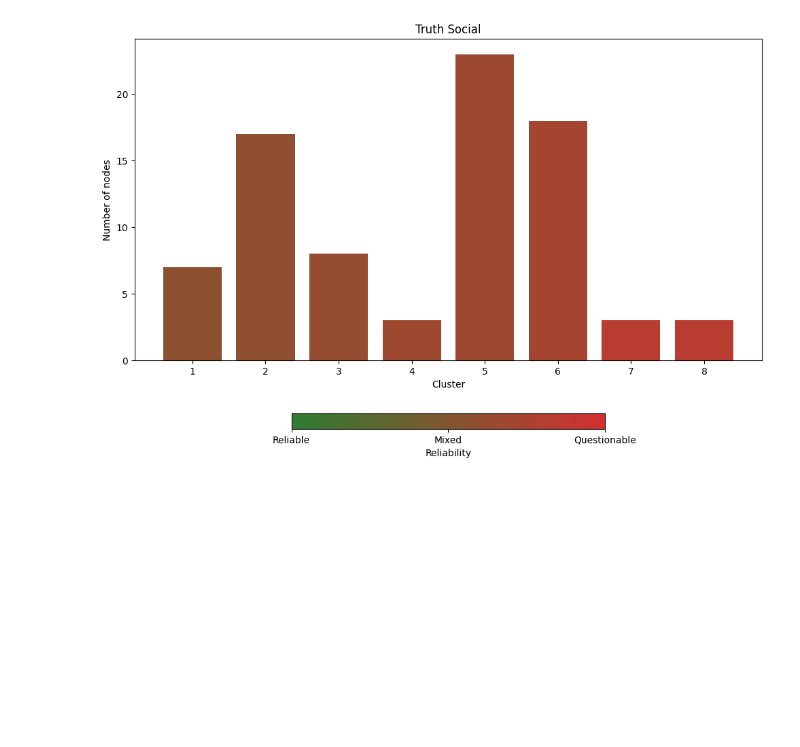
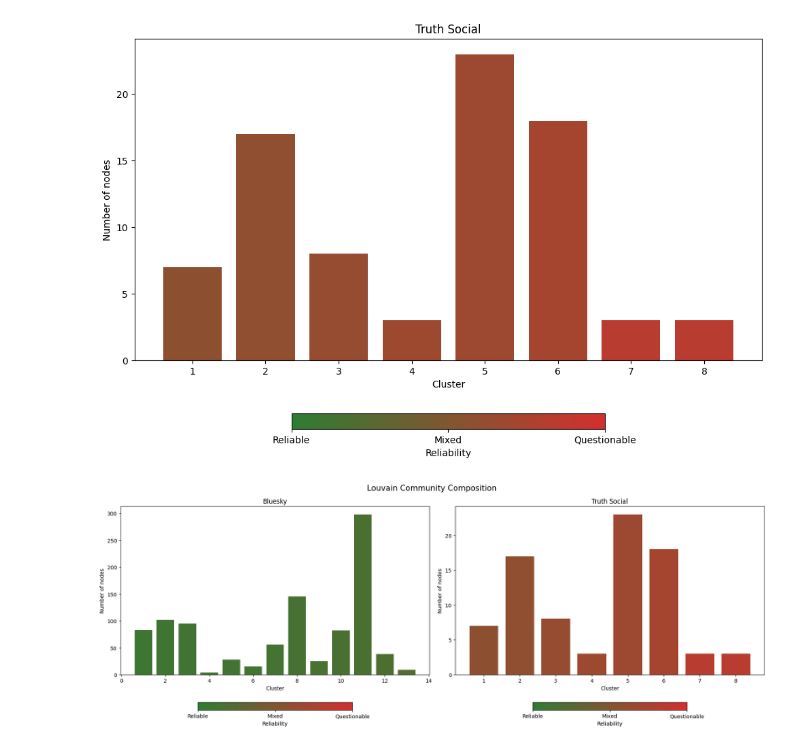
Before and after one commit to kdefeo5/bksytruth, a Jupyter notebook: 09_DissertationNetworkAnalysis.ipynb, the cells around one changed output. Drawn from its saved outputs; the diff is of its cells as text; code cells hidden in the pictures; blank space fills up the shorter version.

```diff
--- a/09_DissertationNetworkAnalysis.ipynb
+++ b/09_DissertationNetworkAnalysis.ipynb
@@ -258,6 +307,55 @@ plot_communities(G_truth, part_truth, 'Truth Social', f'{CLEAN}/fig_communities_
 # %% [output]
 [figure]
 [figure]
+# %%
+## plot communities # side by side
+
+
+def plot_communities(G, partition, title, save_path, ax=None):
+    comm_data = []
+    for node in G.nodes():
+        comm_data.append({
+            'community': partition[node],
+            'reliability': G.nodes[node].get('reliability', 'No label'),
+        })
+    comm_df = pd.DataFrame(comm_data)
+    comm_df['score'] = comm_df['reliability'].map(RELIABILITY_SCORES).fillna(0.5)
+    comm_summary = comm_df.groupby('community').agg(
+        count=('score', 'size'),
+        mean_score=('score', 'mean'),
+    ).reset_index()
+    comm_summary = comm_summary[comm_summary['count'] > 2]
+    comm_summary = comm_summary.sort_values(['mean_score', 'count']).reset_index(drop=True)
+    comm_summary['label'] = range(1, len(comm_summary) + 1)
+    cmap = mcolors.LinearSegmentedColormap.from_list('rel', [RELIABILITY_LOW, RELIABILITY_HIGH])
+    norm = mcolors.Normalize(vmin=0, vmax=1)
+    standalone = ax is None
+    if standalone:
+        fig, ax = plt.subplots(figsize=(10, 7))
+    ax.bar(comm_summary['label'], comm_summary['count'],
+           color=[cmap(norm(s)) for s in comm_summary['mean_score']])
+    sm = plt.cm.ScalarMappable(cmap=cmap, norm=norm)
+    cbar = plt.colorbar(sm, ax=ax, orientation='horizontal', pad=0.12, shrink=0.5)
+    cbar.set_ticks([0, 0.5, 1])
+    cbar.set_ticklabels(['Reliable', 'Mixed', 'Questionable'])
+    cbar.set_label('Reliability')
+    ax.set_xlabel('Cluster')
+    ax.set_ylabel('Number of nodes')
+    ax.set_title(title)
+    if standalone and save_path:
+        plt.tight_layout()
+        plt.savefig(save_path, dpi=150, bbox_inches='tight')
+        plt.show()
+
+fig, (ax1, ax2) = plt.subplots(1, 2, figsize=(18, 7))
+plot_communities(G_bsky, part_bsky, 'Bluesky', None, ax=ax1)
+plot_communities(G_truth, part_truth, 'Truth Social', None, ax=ax2)
+plt.suptitle('Louvain Community Composition', fontsize=15)
+plt.tight_layout()
+plt.savefig(f'{CLEAN}/fig_communities_combined.png', dpi=150, bbox_inches='tight')
+plt.show()
+# %% [output]
+[figure, added]
 # %%
 ## pro AI / anti AI labels bsky
 
```
Also changed, not shown: parts of 4 cells of this notebook.
